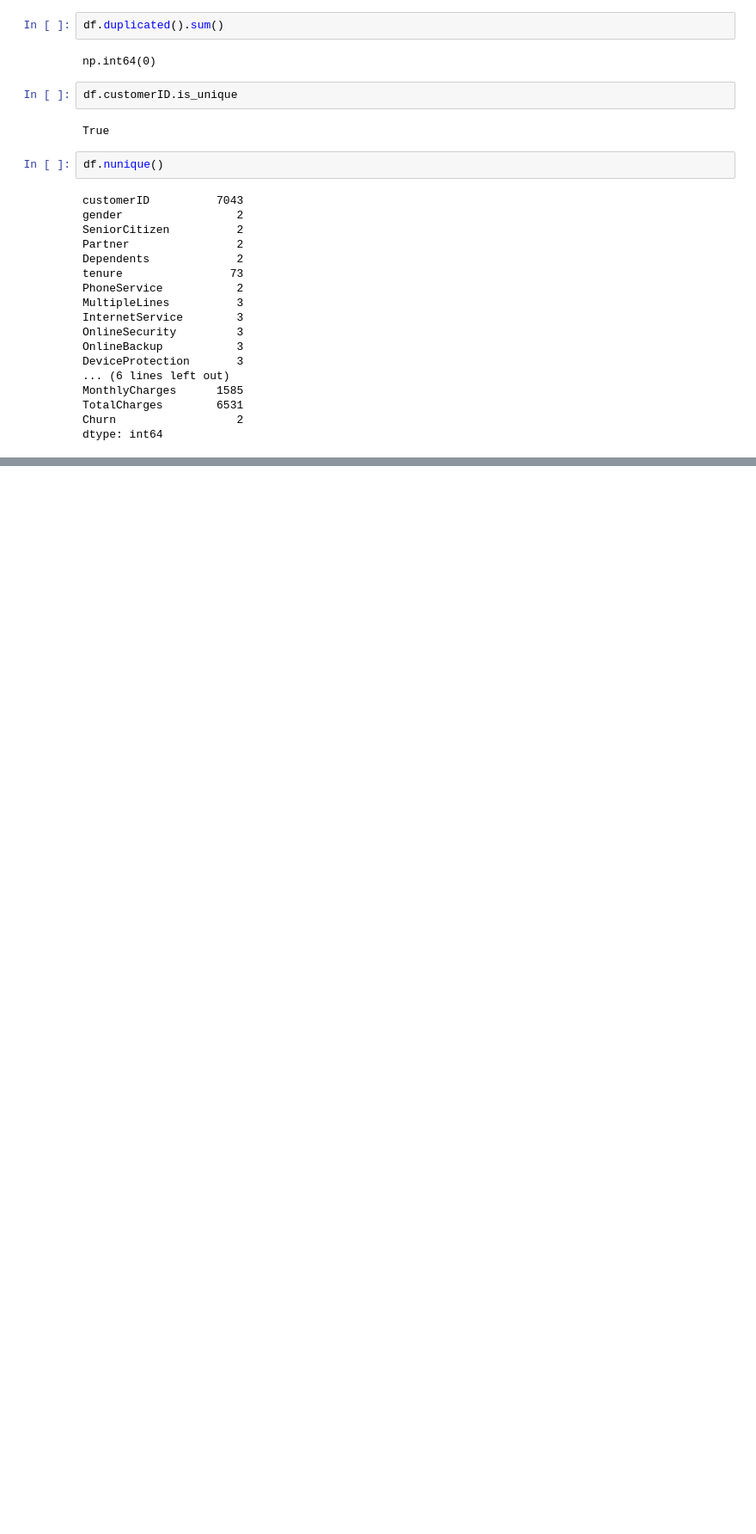
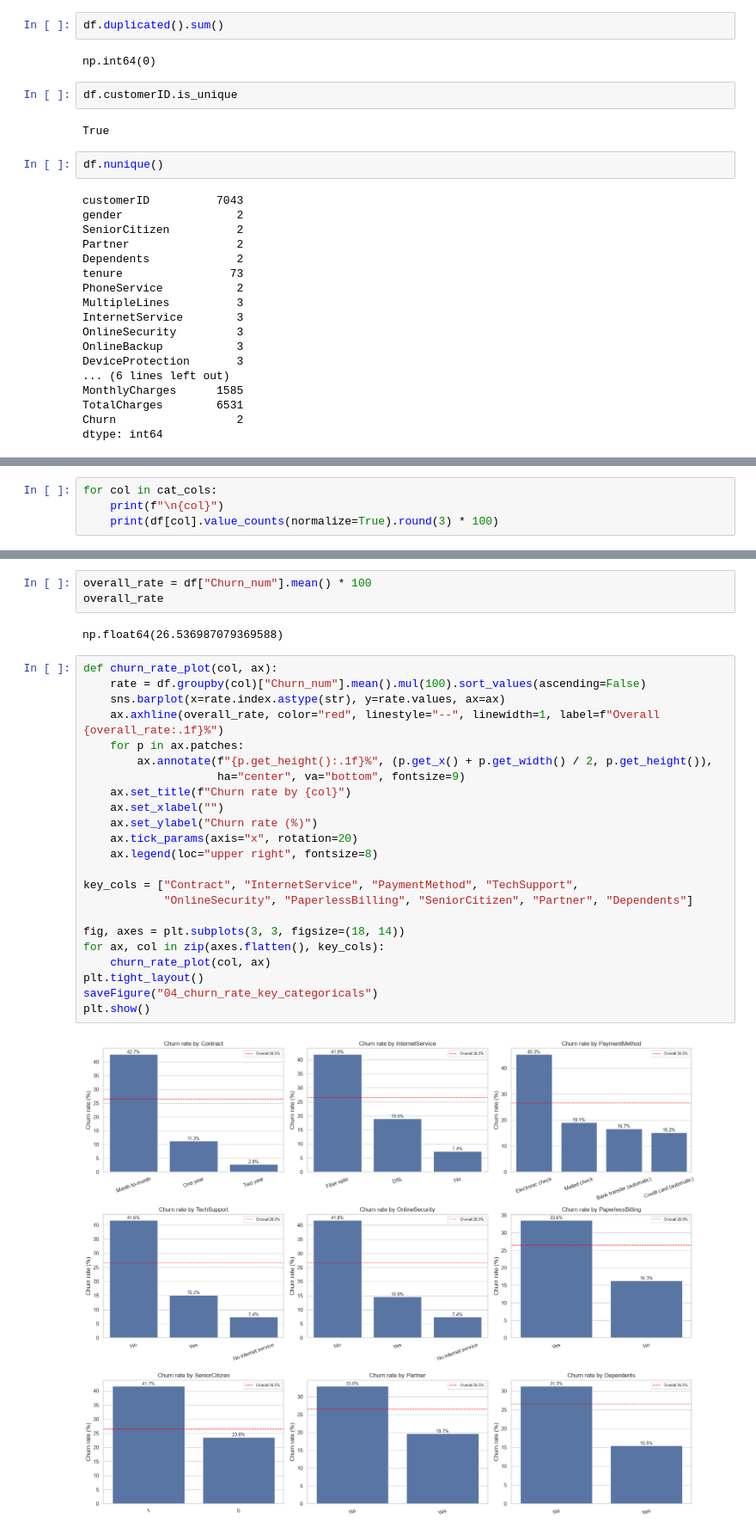
Before and after one commit to askerxD/CM-2604-CW, a Jupyter notebook: notebooks/eda.ipynb, the cells around one changed output, grey strips where cells are left out. Shown at 86% size. Cells and saved outputs as stored; diff of their text form; blank space fills up the shorter version.

```diff
--- a/notebooks/eda.ipynb
+++ b/notebooks/eda.ipynb
@@ -116,0 +299,4 @@ dtype: int64
+# %%
+for col in cat_cols:
+    print(f"\n{col}")
+    print(df[col].value_counts(normalize=True).round(3) * 100)
@@ -116,0 +329,30 @@ dtype: int64
+# %%
+overall_rate = df["Churn_num"].mean() * 100
+overall_rate
+# %% [output]
+np.float64(26.536987079369588)
+# %%
+def churn_rate_plot(col, ax):
+    rate = df.groupby(col)["Churn_num"].mean().mul(100).sort_values(ascending=False)
+    sns.barplot(x=rate.index.astype(str), y=rate.values, ax=ax)
+    ax.axhline(overall_rate, color="red", linestyle="--", linewidth=1, label=f"Overall {overall_rate:.1f}%")
+    for p in ax.patches:
+        ax.annotate(f"{p.get_height():.1f}%", (p.get_x() + p.get_width() / 2, p.get_height()),
+                    ha="center", va="bottom", fontsize=9)
+    ax.set_title(f"Churn rate by {col}")
+    ax.set_xlabel("")
+    ax.set_ylabel("Churn rate (%)")
+    ax.tick_params(axis="x", rotation=20)
+    ax.legend(loc="upper right", fontsize=8)
+
+key_cols = ["Contract", "InternetService", "PaymentMethod", "TechSupport",
+            "OnlineSecurity", "PaperlessBilling", "SeniorCitizen", "Partner", "Dependents"]
+
+fig, axes = plt.subplots(3, 3, figsize=(18, 14))
+for ax, col in zip(axes.flatten(), key_cols):
+    churn_rate_plot(col, ax)
+plt.tight_layout()
+saveFigure("04_churn_rate_key_categoricals")
+plt.show()
+# %% [output]
+[figure, added]
```
Also changed, not shown: parts of 58 cells of this notebook, 10 other files.
